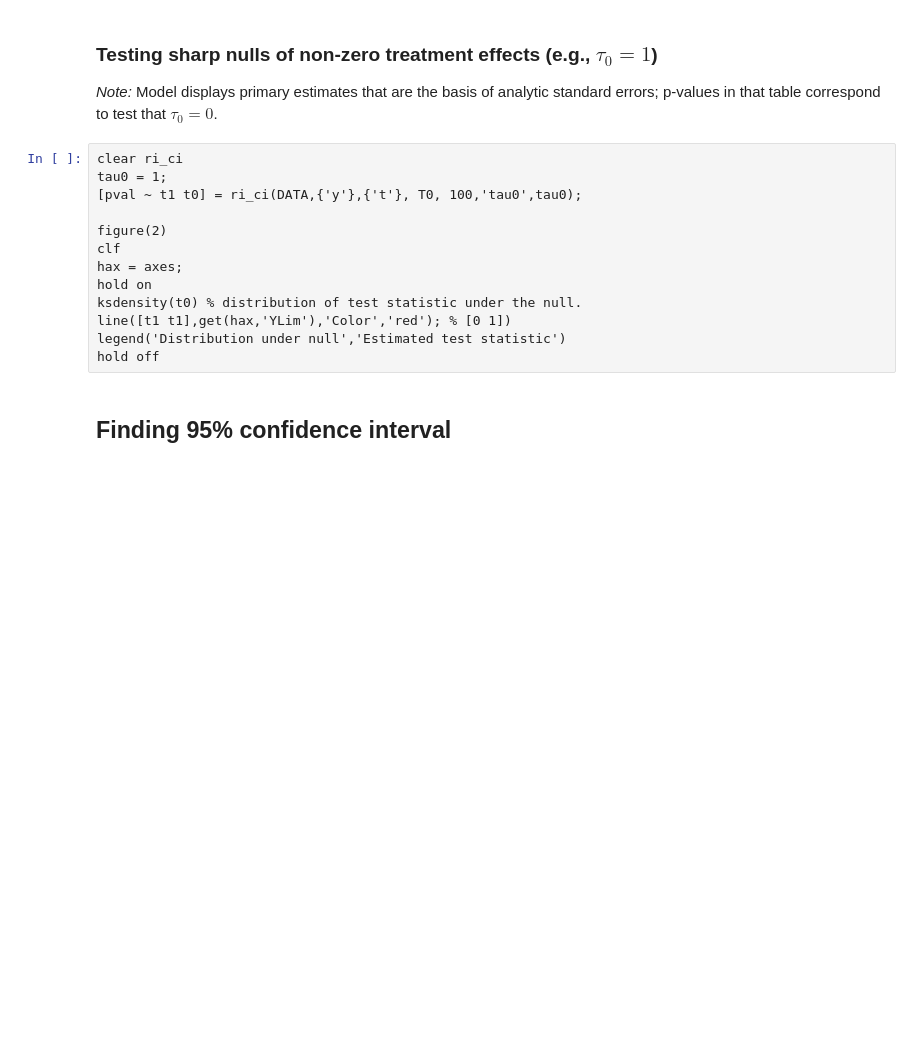
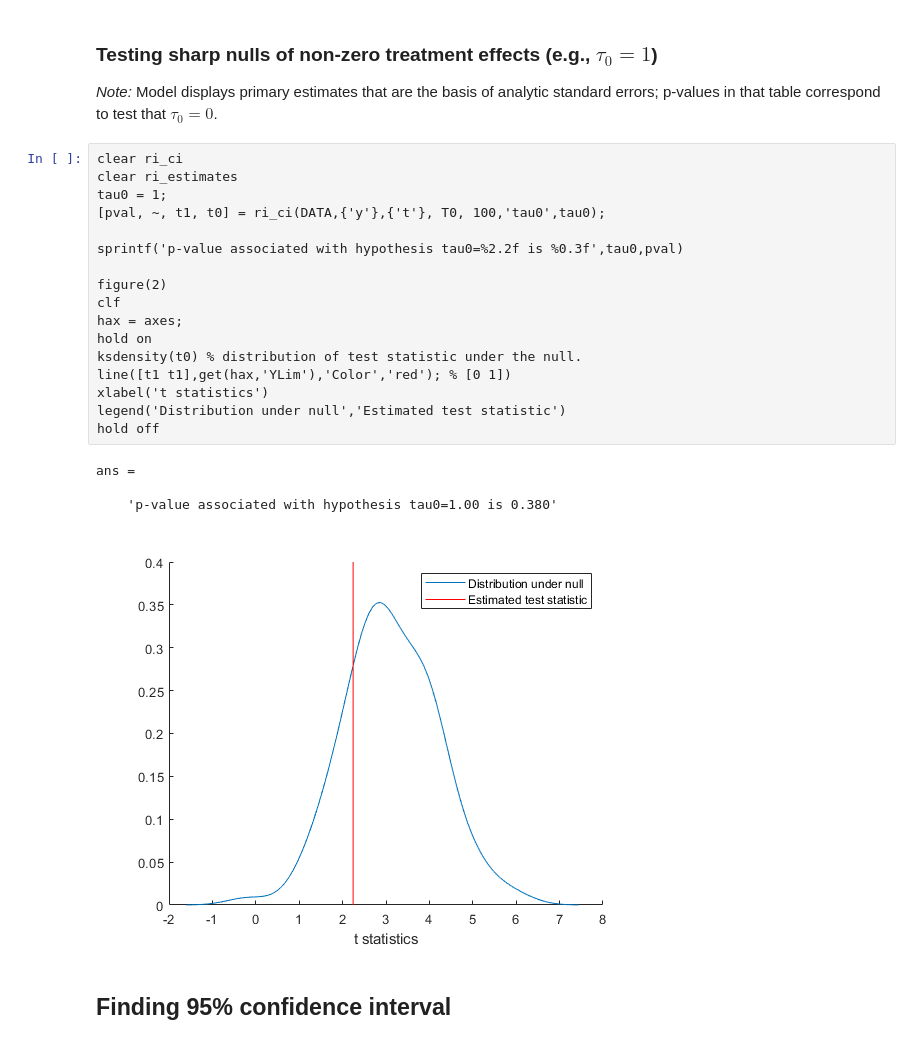
Before and after one commit to andrewzeitlin/RI_CI, a Jupyter notebook: demo/RI CI matlab demo.ipynb, the cells around one changed output. Drawn from its saved outputs; the diff is of its cells as text; blank space fills up the shorter version.

```diff
--- a/demo/RI CI matlab demo.ipynb
+++ b/demo/RI CI matlab demo.ipynb
@@ -50,17 +81,26 @@ rightprob = ri_ci(DATA,{'y'},{'t'},0, T0, 100,'TestSide','righttail')
 _Note:_  Model displays primary estimates that are the basis of analytic standard errors; p-values in that table correspond to test that $\tau_0=0$.
 # %%
 clear ri_ci
+clear ri_estimates
 tau0 = 1;
-[pval ~ t1 t0] = ri_ci(DATA,{'y'},{'t'}, T0, 100,'tau0',tau0);
+[pval, ~, t1, t0] = ri_ci(DATA,{'y'},{'t'}, T0, 100,'tau0',tau0);
+
+sprintf('p-value associated with hypothesis tau0=%2.2f is %0.3f',tau0,pval)
 
 figure(2)
 clf
 hax = axes;
 hold on
 ksdensity(t0) % distribution of test statistic under the null.
 line([t1 t1],get(hax,'YLim'),'Color','red'); % [0 1])
+xlabel('t statistics')
 legend('Distribution under null','Estimated test statistic')
 hold off
+# %% [output]
+ans =
+
+    'p-value associated with hypothesis tau0=1.00 is 0.380'
+[figure, added]
 # %% [markdown]
 ## Finding 95% confidence interval
 # %%
```
Also changed, not shown: parts of 14 cells of this notebook, 2 other files.
